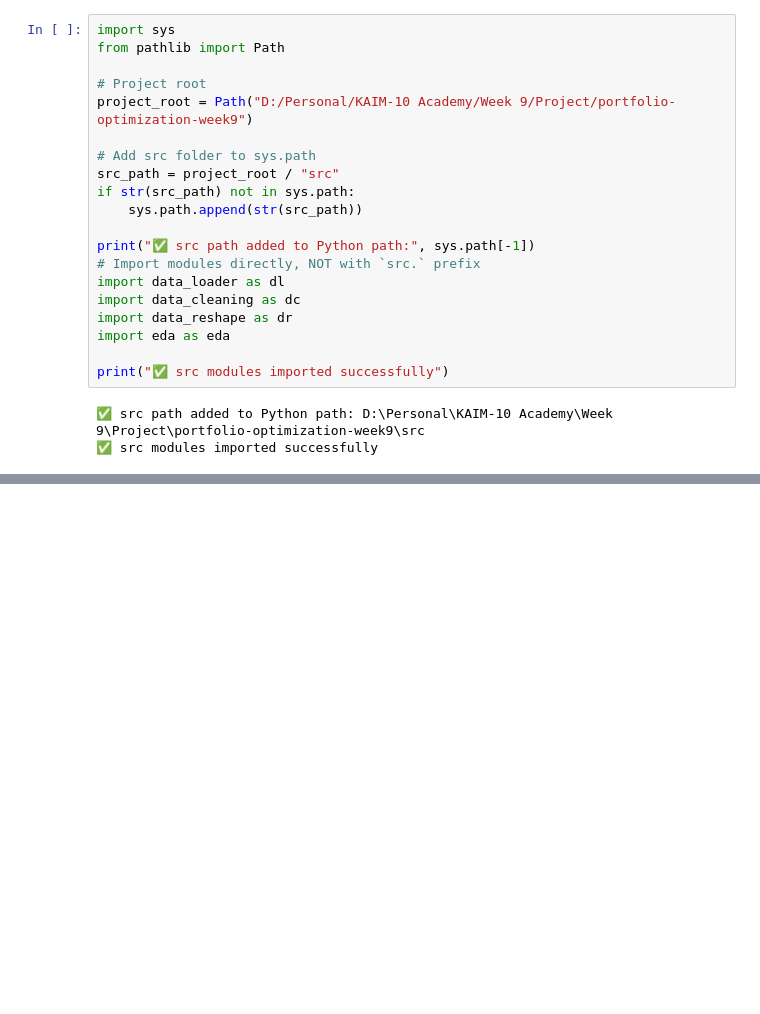
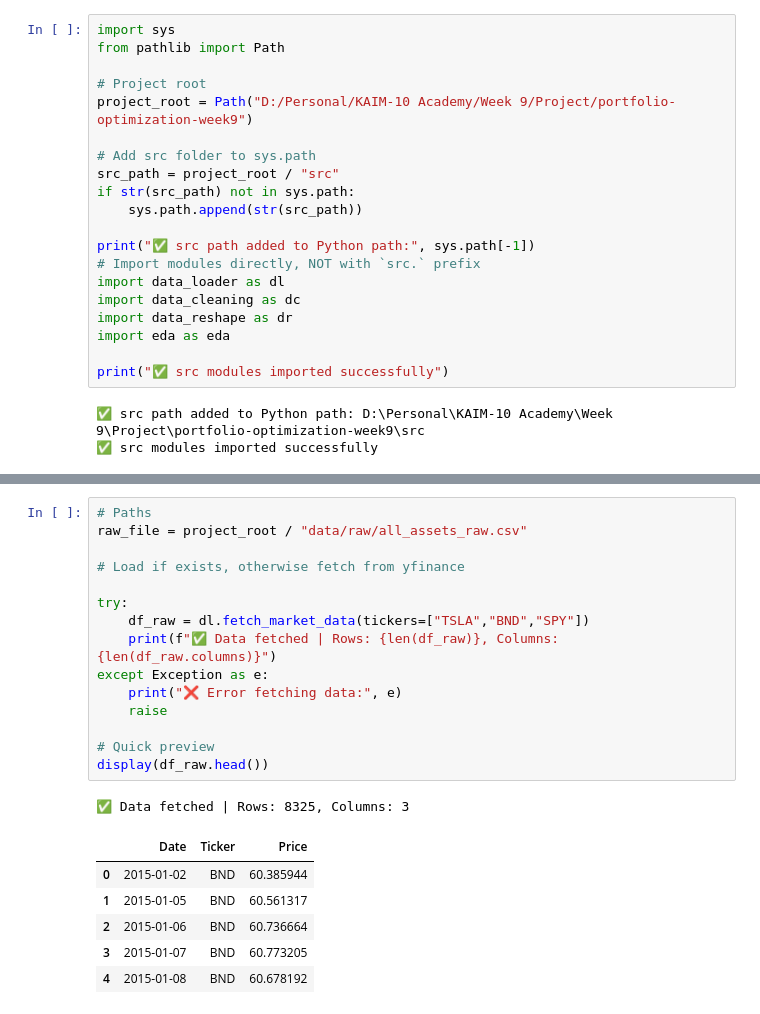
Before and after one commit to rachel93augesty-del/portfolio-optimization-week9, a Jupyter notebook: notebooks/eda.ipynb, the cells around one changed output, grey strips where cells are left out. Drawn from its saved outputs; the diff is of its cells as text; blank space fills up the shorter version.

```diff
--- a/notebooks/eda.ipynb
+++ b/notebooks/eda.ipynb
@@ -207,0 +30,23 @@ Number of outlier days detected: 344
+# %%
+# Paths
+raw_file = project_root / "data/raw/all_assets_raw.csv"
+
+# Load if exists, otherwise fetch from yfinance
+
+try:
+    df_raw = dl.fetch_market_data(tickers=["TSLA","BND","SPY"])
+    print(f"✅ Data fetched | Rows: {len(df_raw)}, Columns: {len(df_raw.columns)}")
+except Exception as e:
+    print("❌ Error fetching data:", e)
+    raise
+
+# Quick preview
+display(df_raw.head())
+# %% [output]
+✅ Data fetched | Rows: 8325, Columns: 3
+|  | Date | Ticker | Price |
+| 0 | 2015-01-02 | BND | 60.385944 |
+| 1 | 2015-01-05 | BND | 60.561317 |
+| 2 | 2015-01-06 | BND | 60.736664 |
+| 3 | 2015-01-07 | BND | 60.773205 |
+| 4 | 2015-01-08 | BND | 60.678192 |
```
Also changed, not shown: parts of 15 cells of this notebook, 1 other file.
